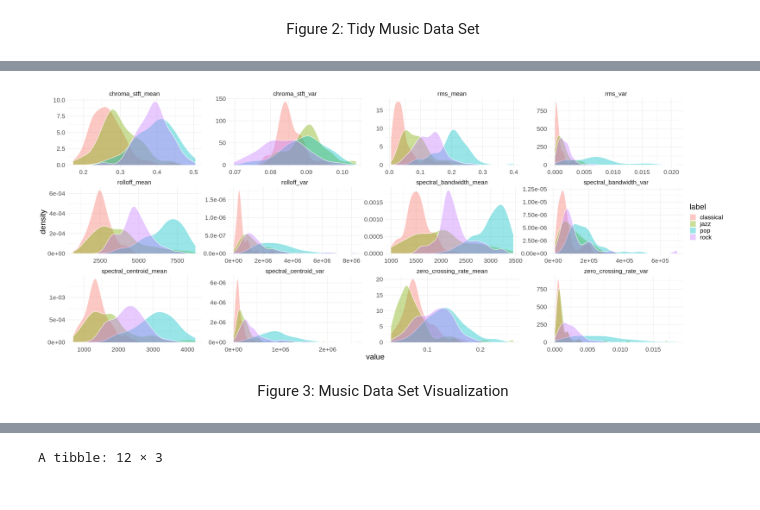
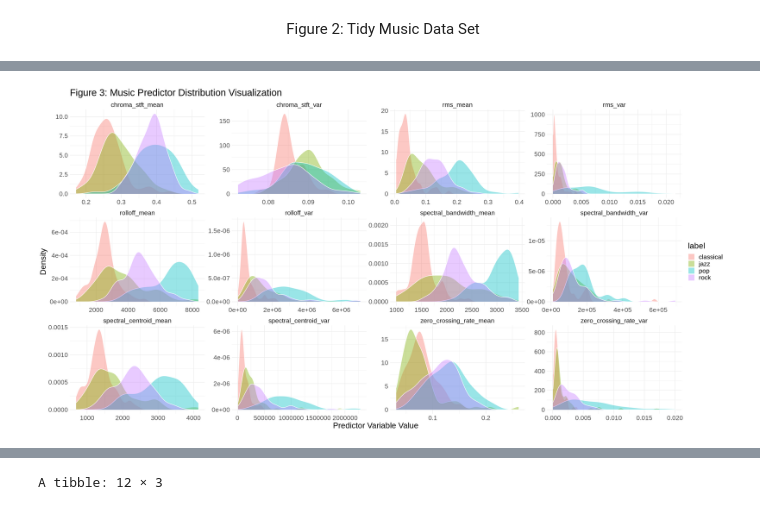
Before and after one commit to arthu-rguo/dsci-100-proj, a Jupyter notebook: project_report.ipynb, the cells around one changed output, grey strips where cells are left out. Saved outputs shown, nothing was run; the diff lists cells and outputs as text; code cells hidden in the pictures.

```diff
--- a/project_report.ipynb
+++ b/project_report.ipynb
@@ -112,13 +162,13 @@ A tibble: 6 × 13
 # %%
-options(repr.plot.height = 10, repr.plot.width = 25)
+options(repr.plot.height = 10, repr.plot.width = 24)
 music_training_data |>
     pivot_longer(cols = -label, names_to = 'category', values_to = 'value')  |>
     ggplot(aes(value, fill = label)) +
         geom_density(alpha = 0.4, colour = 'white') +
         facet_wrap(facets = vars(category), scales = 'free') +
         theme_minimal() +
+        labs(title = "Figure 3: Music Predictor Distribution Visualization",
+            x = "Predictor Variable Value", y = "Density") +
         theme(text = element_text(size = 20))
 # %% [output]
-[figure, old version]
+[figure, new version]
-# %% [markdown]
-<p style="text-align: center;">Figure 3: Music Data Set Visualization</p>
```
Also changed, not shown: parts of 30 cells of this notebook.
